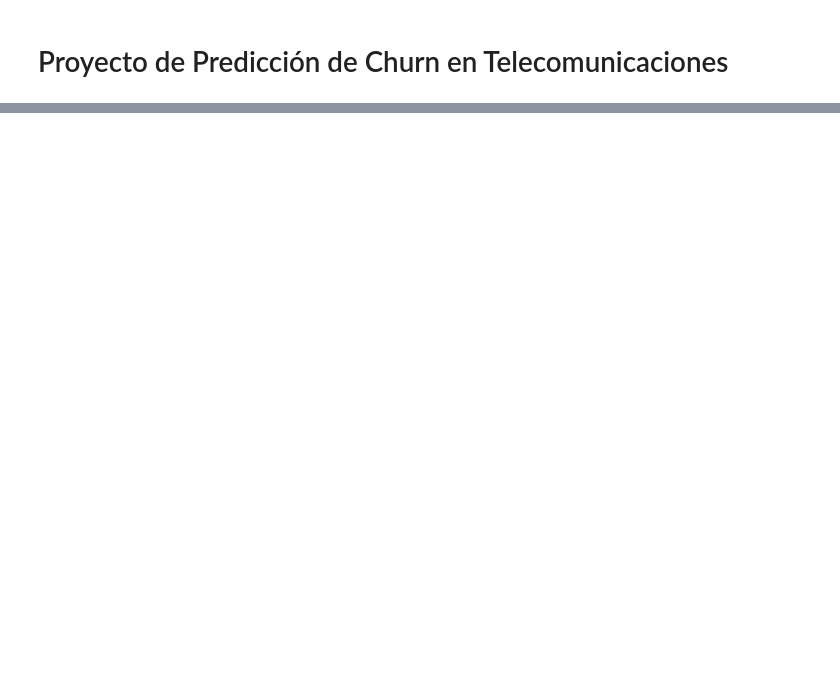
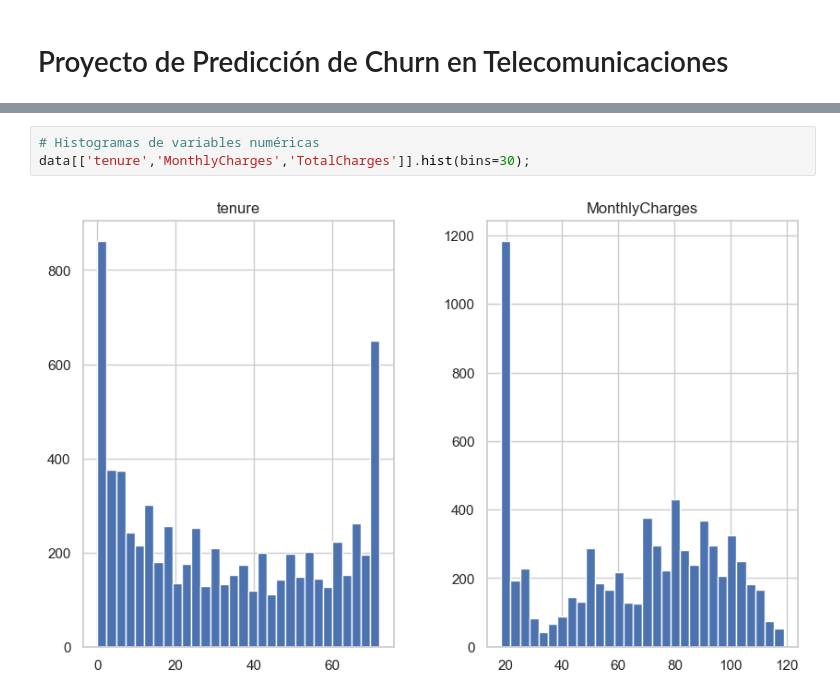
Before and after one commit to alanEmolina/Proyecto-de-IA, a Jupyter notebook: proyecto.ipynb, the cells around one changed output, grey strips where cells are left out. Saved outputs shown, nothing was run; the diff lists cells and outputs as text; blank space fills up the shorter version.

```diff
--- a/proyecto.ipynb
+++ b/proyecto.ipynb
@@ -61,0 +67,5 @@ memory usage: 1.1+ MB
+# %%
+# Histogramas de variables numéricas
+data[['tenure','MonthlyCharges','TotalCharges']].hist(bins=30);
+# %% [output]
+[figure, added]
```
Also changed, not shown: parts of 8 cells of this notebook.
